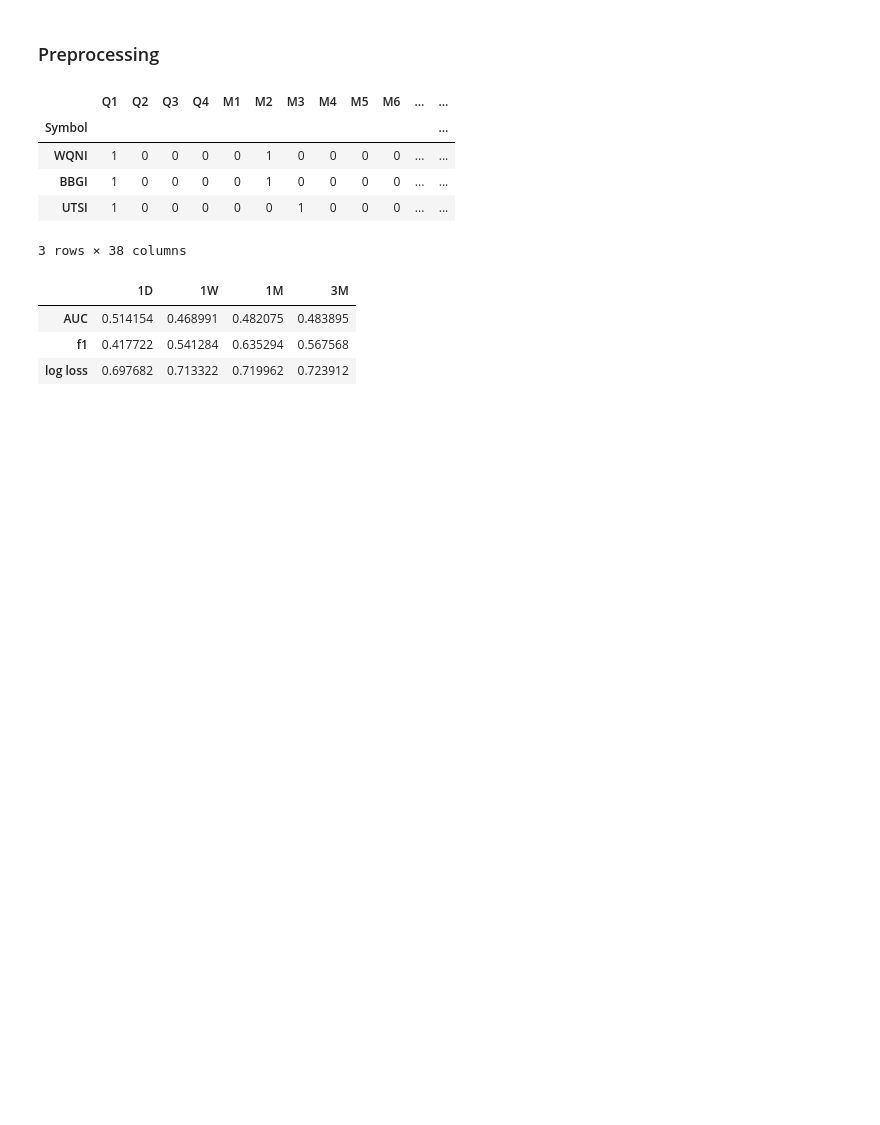
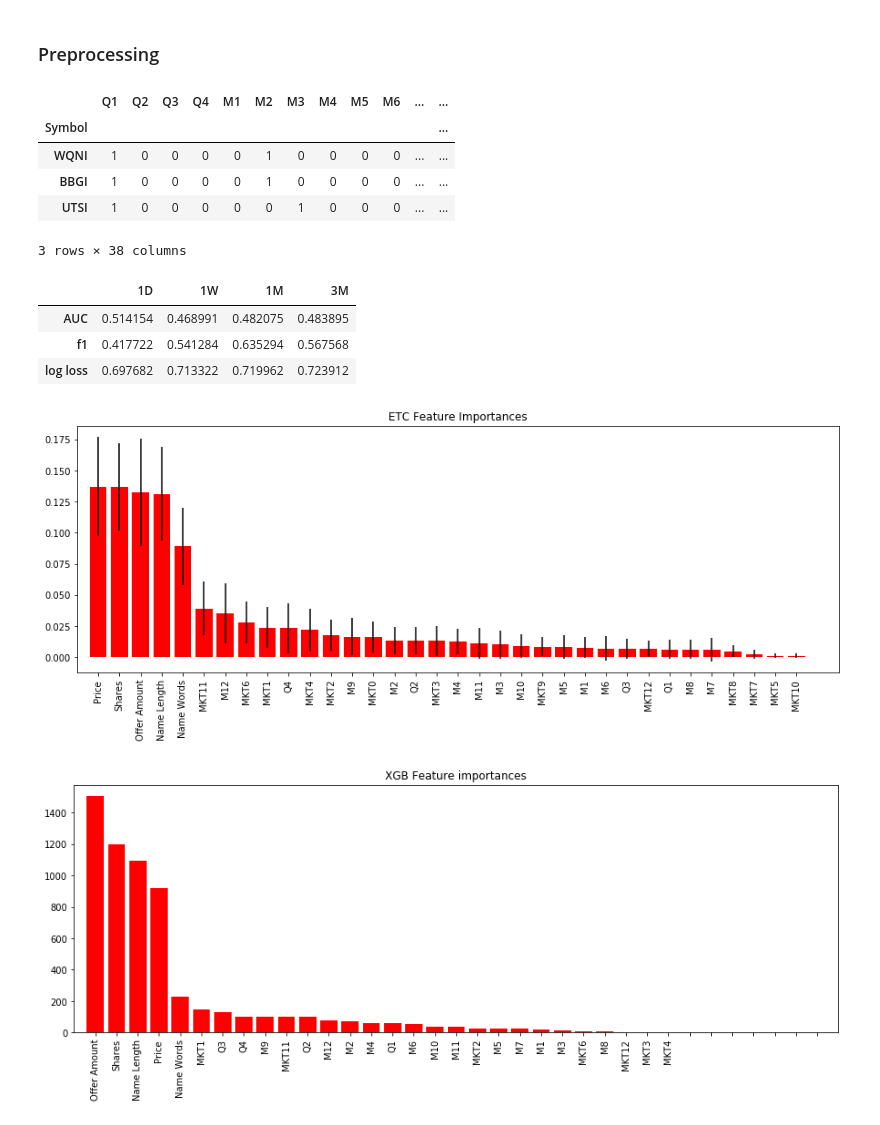
Before and after one commit to algonell/ipo-miner, a Jupyter notebook: 1 Baseline.ipynb, the cells around one changed output. Saved outputs shown, nothing was run; the diff lists cells and outputs as text; code cells hidden in the pictures; blank space fills up the shorter version.

```diff
--- a/1 Baseline.ipynb
+++ b/1 Baseline.ipynb
@@ -68,3 +68,10 @@ ml.run_ml_flow(df)
 | AUC | 0.514154 | 0.468991 | 0.482075 | 0.483895 |
 | f1 | 0.417722 | 0.541284 | 0.635294 | 0.567568 |
 | log loss | 0.697682 | 0.713322 | 0.719962 | 0.723912 |
+# %%
+X, Y = df.values[:,:-4], df['3M'].map(lambda x: 1 if x > 0 else 0).values
+indices_sklearn = ml.rank_features_etc(X, Y, df.columns[:-4])
+indices_xgb = ml.rank_features_xgb(X, Y, df.columns[:-4])
+# %% [output]
+[figure, added]
+[figure, added]
```
Also changed, not shown: parts of 2 cells of this notebook, 1 other file.
